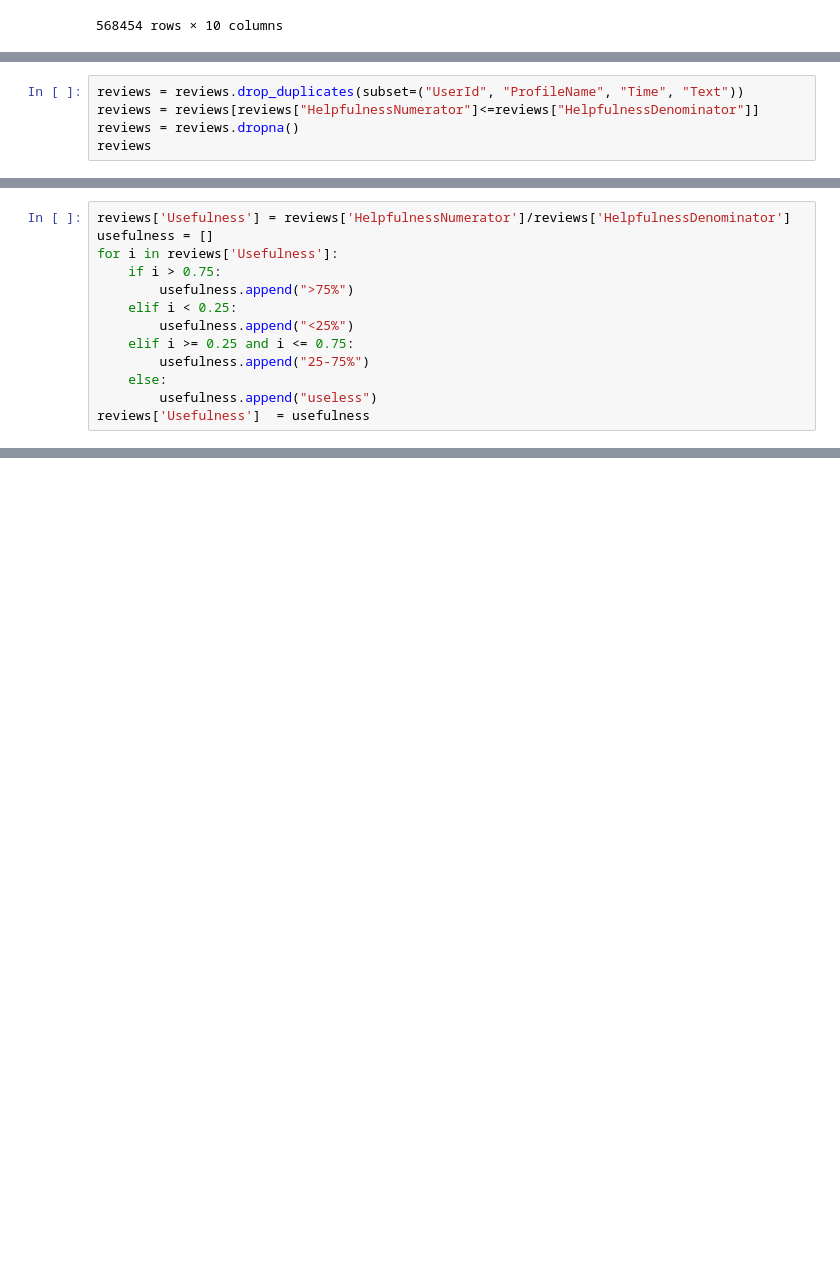
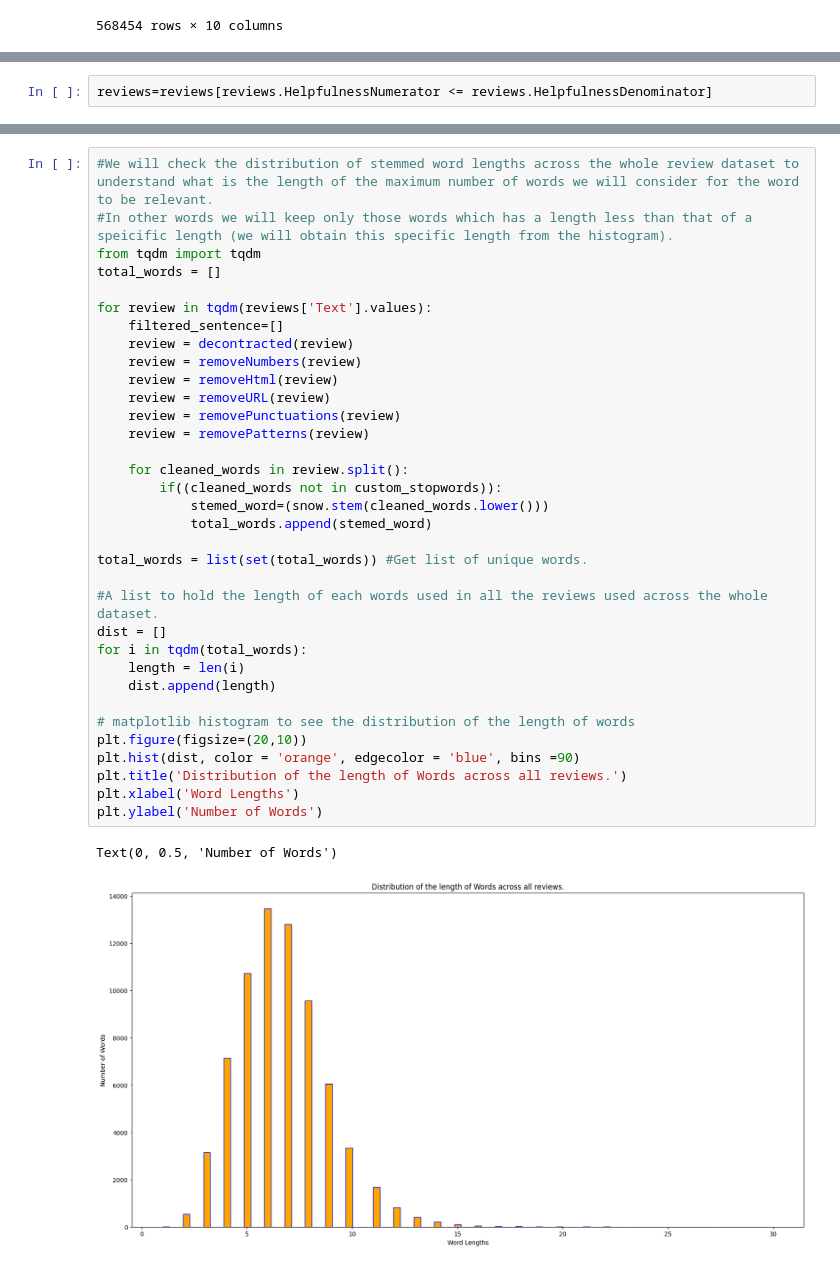
Before and after one commit to SophiaBouchama/review-analysis-teamc, a Jupyter notebook: code/preprocessing.ipynb, the cells around one changed output, grey strips where cells are left out. Saved outputs shown, nothing was run; the diff lists cells and outputs as text; blank space fills up the shorter version.

```diff
--- a/code/preprocessing.ipynb
+++ b/code/preprocessing.ipynb
@@ -43,5 +111,2 @@ max         5.000000  1.351210e+09
 # %%
-reviews = reviews.drop_duplicates(subset=("UserId", "ProfileName", "Time", "Text"))
-reviews = reviews[reviews["HelpfulnessNumerator"]<=reviews["HelpfulnessDenominator"]]
-reviews = reviews.dropna()
-reviews
+reviews=reviews[reviews.HelpfulnessNumerator <= reviews.HelpfulnessDenominator]
@@ -62,13 +112,0 @@ reviews
-# %%
-reviews['Usefulness'] = reviews['HelpfulnessNumerator']/reviews['HelpfulnessDenominator']
-usefulness = []
-for i in reviews['Usefulness']:
-    if i > 0.75:
-        usefulness.append(">75%")
-    elif i < 0.25:
-        usefulness.append("<25%")
-    elif i >= 0.25 and i <= 0.75:
-        usefulness.append("25-75%")
-    else:
-        usefulness.append("useless")
-reviews['Usefulness']  = usefulness
@@ -74,0 +189,37 @@ reviews['Usefulness']  = usefulness
+# %%
+#We will check the distribution of stemmed word lengths across the whole review dataset to understand what is the length of the maximum number of words we will consider for the word to be relevant.
+#In other words we will keep only those words which has a length less than that of a speicific length (we will obtain this specific length from the histogram).
+from tqdm import tqdm
+total_words = []
+
+for review in tqdm(reviews['Text'].values):
+    filtered_sentence=[]
+    review = decontracted(review)
+    review = removeNumbers(review)
+    review = removeHtml(review)
+    review = removeURL(review)
+    review = removePunctuations(review)
+    review = removePatterns(review)
+
+    for cleaned_words in review.split():
+        if((cleaned_words not in custom_stopwords)):
+            stemed_word=(snow.stem(cleaned_words.lower()))
+            total_words.append(stemed_word)
+
+total_words = list(set(total_words)) #Get list of unique words.
+
+#A list to hold the length of each words used in all the reviews used across the whole dataset.
+dist = []
+for i in tqdm(total_words):
+    length = len(i)
+    dist.append(length)
+
+# matplotlib histogram to see the distribution of the length of words
+plt.figure(figsize=(20,10))
+plt.hist(dist, color = 'orange', edgecolor = 'blue', bins =90)
+plt.title('Distribution of the length of Words across all reviews.')
+plt.xlabel('Word Lengths')
+plt.ylabel('Number of Words')
+# %% [output]
+Text(0, 0.5, 'Number of Words')
+[figure, added]
```
Also changed, not shown: parts of 24 cells of this notebook.
